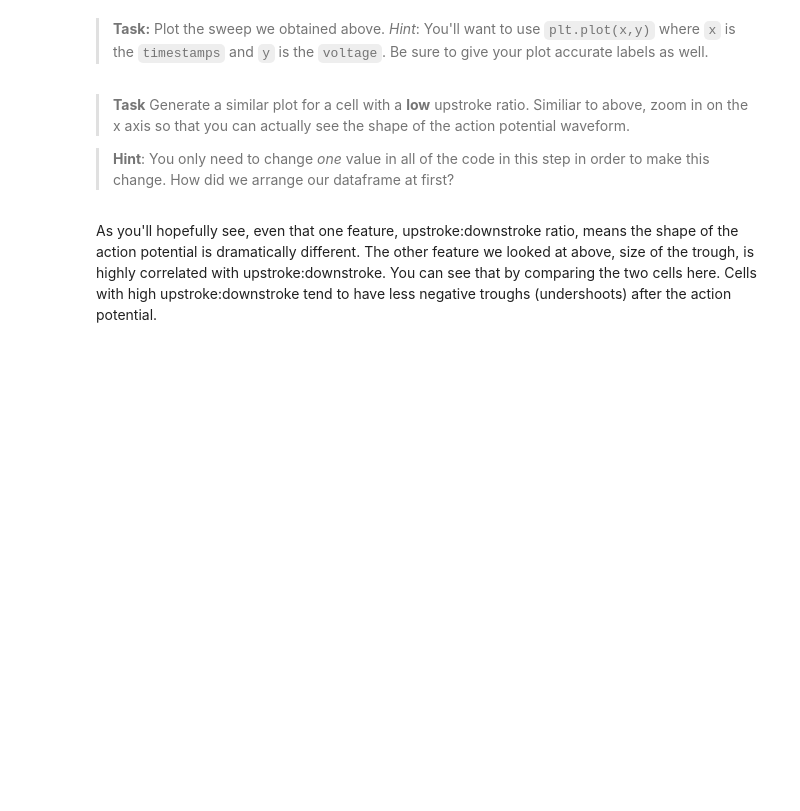
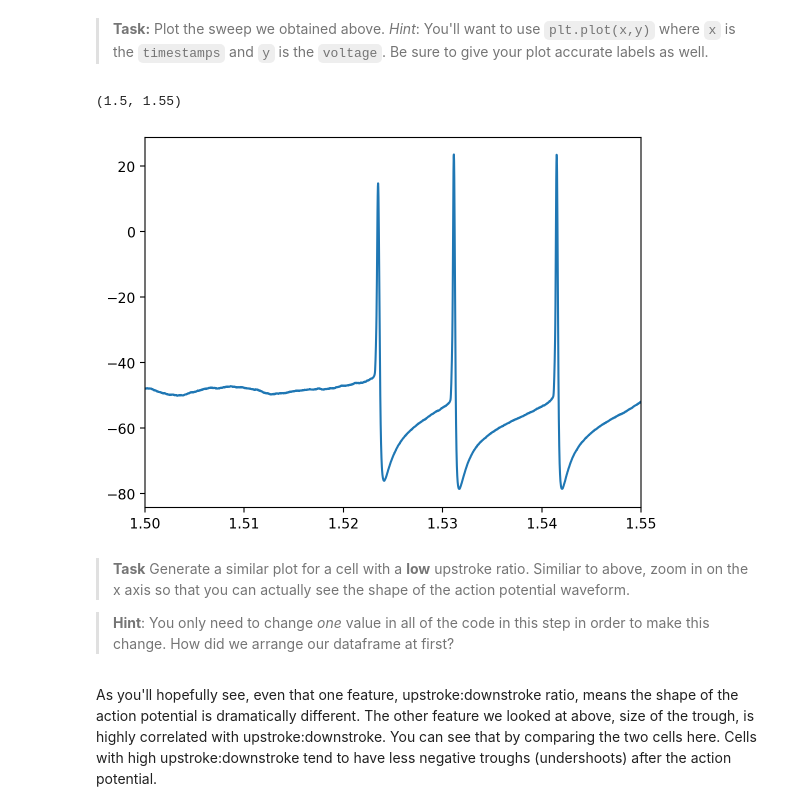
Before and after one commit to holliwood8/cogs138_notebooks, a Jupyter notebook: lecture_12/CellTypesNotebook-Coding.ipynb, the cells around one changed output. Drawn from its saved outputs; the diff is of its cells as text; code cells hidden in the pictures; blank space fills up the shorter version.

```diff
--- a/lecture_12/CellTypesNotebook-Coding.ipynb
+++ b/lecture_12/CellTypesNotebook-Coding.ipynb
@@ -268,7 +324,7 @@ This first time around, we'll organize it so that the highest ratio is at the to
 ><b>Task</b>: Run the cell below.
 # %%
 # Sort the dataframe and reassign
-sorted_dataframe = dataframe.sort_values('upstroke_downstroke_ratio_long_square',ascending=False)
+sorted_dataframe = dataframe.sort_values('upstroke_downstroke_ratio_long_square',ascending=True)
 
 # Assign one of the top cells in our dataframe (default = 2) and the ratio to different variables
 specimen_id = sorted_dataframe.index[2]
@@ -299,6 +360,11 @@ print('Sweep obtained')
 ><b>Task:</b> Plot the sweep we obtained above. <i>Hint</i>: You'll want to use `plt.plot(x,y)` where `x` is the `timestamps` and `y` is the `voltage`. Be sure to give your plot accurate labels as well.
 # %%
 # Plot the new sweep here
+plt.plot(timestamps, voltage);
+plt.xlim([1.5, 1.55])
+# %% [output]
+(1.5, 1.55)
+[figure, added]
 # %% [markdown]
 ><b>Task</b> Generate a similar plot for a cell with a <b>low</b> upstroke ratio. Similiar to above, zoom in on the x axis so that you can actually see the shape of the action potential waveform.
 
```
Also changed, not shown: parts of 19 cells of this notebook, 11 other files.
